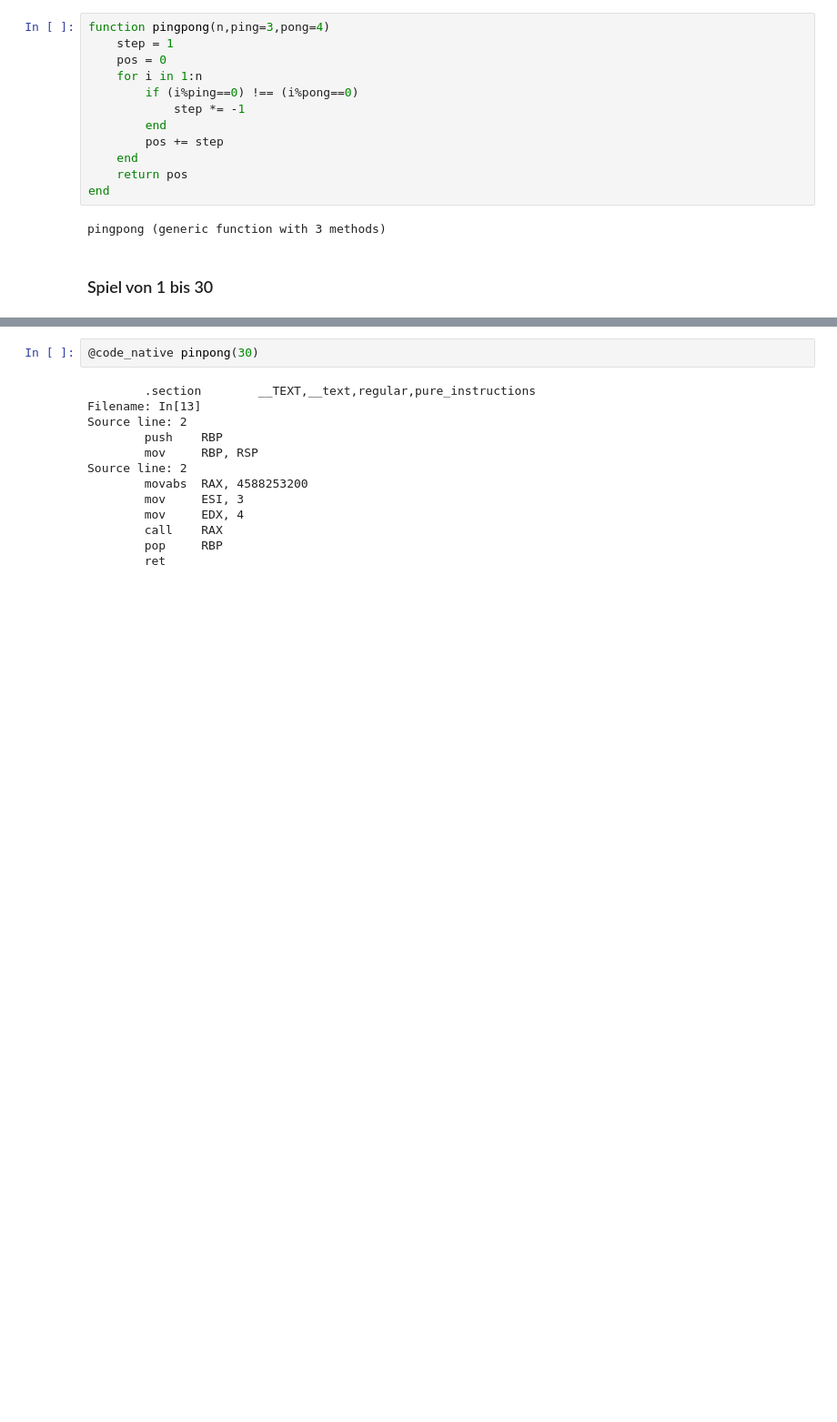
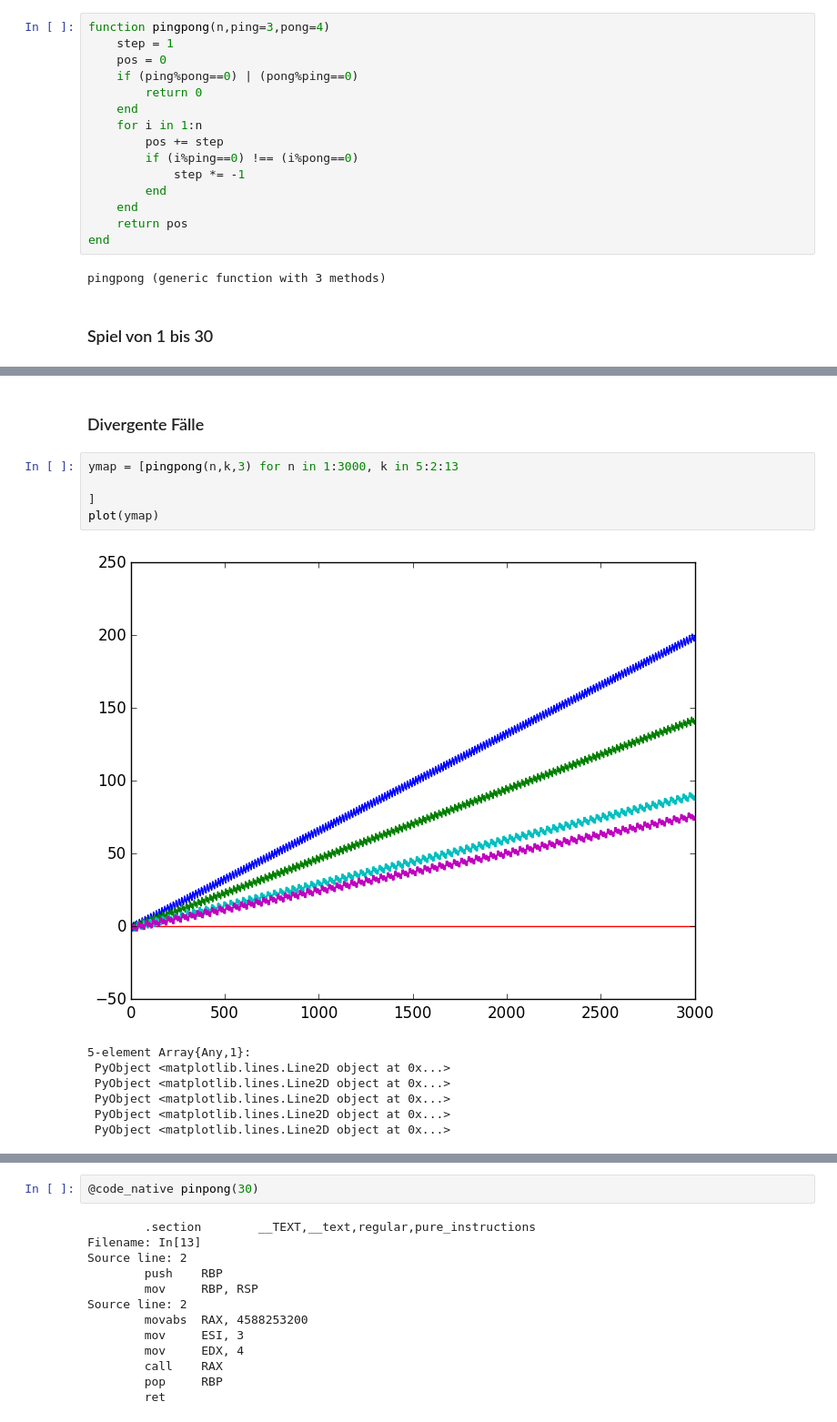
Before and after one commit to mgje/Python-Mathematik-Beispiele, a Jupyter notebook: notebook/Mathe_macht_Musik.ipynb, the cells around one changed output, grey strips where cells are left out. Shown at 91% size. Cells and saved outputs as stored; diff of their text form; blank space fills up the shorter version.

```diff
--- a/notebook/Mathe_macht_Musik.ipynb
+++ b/notebook/Mathe_macht_Musik.ipynb
@@ -24,11 +43,14 @@ $$
 function pingpong(n,ping=3,pong=4)
     step = 1
     pos = 0
+    if (ping%pong==0) | (pong%ping==0)
+        return 0
+    end
     for i in 1:n
+        pos += step
         if (i%ping==0) !== (i%pong==0)
             step *= -1
         end
-        pos += step
     end
     return pos
 end
@@ -66,0 +88,15 @@ INFO: Loading help data...
+# %% [markdown]
+### Divergente Fälle
+# %%
+ymap = [pingpong(n,k,3) for n in 1:3000, k in 5:2:13
+
+]
+plot(ymap)
+# %% [output]
+[figure, added]
+5-element Array{Any,1}:
+ PyObject <matplotlib.lines.Line2D object at 0x...>
+ PyObject <matplotlib.lines.Line2D object at 0x...>
+ PyObject <matplotlib.lines.Line2D object at 0x...>
+ PyObject <matplotlib.lines.Line2D object at 0x...>
+ PyObject <matplotlib.lines.Line2D object at 0x...>
```
Also changed, not shown: parts of 16 cells of this notebook.
